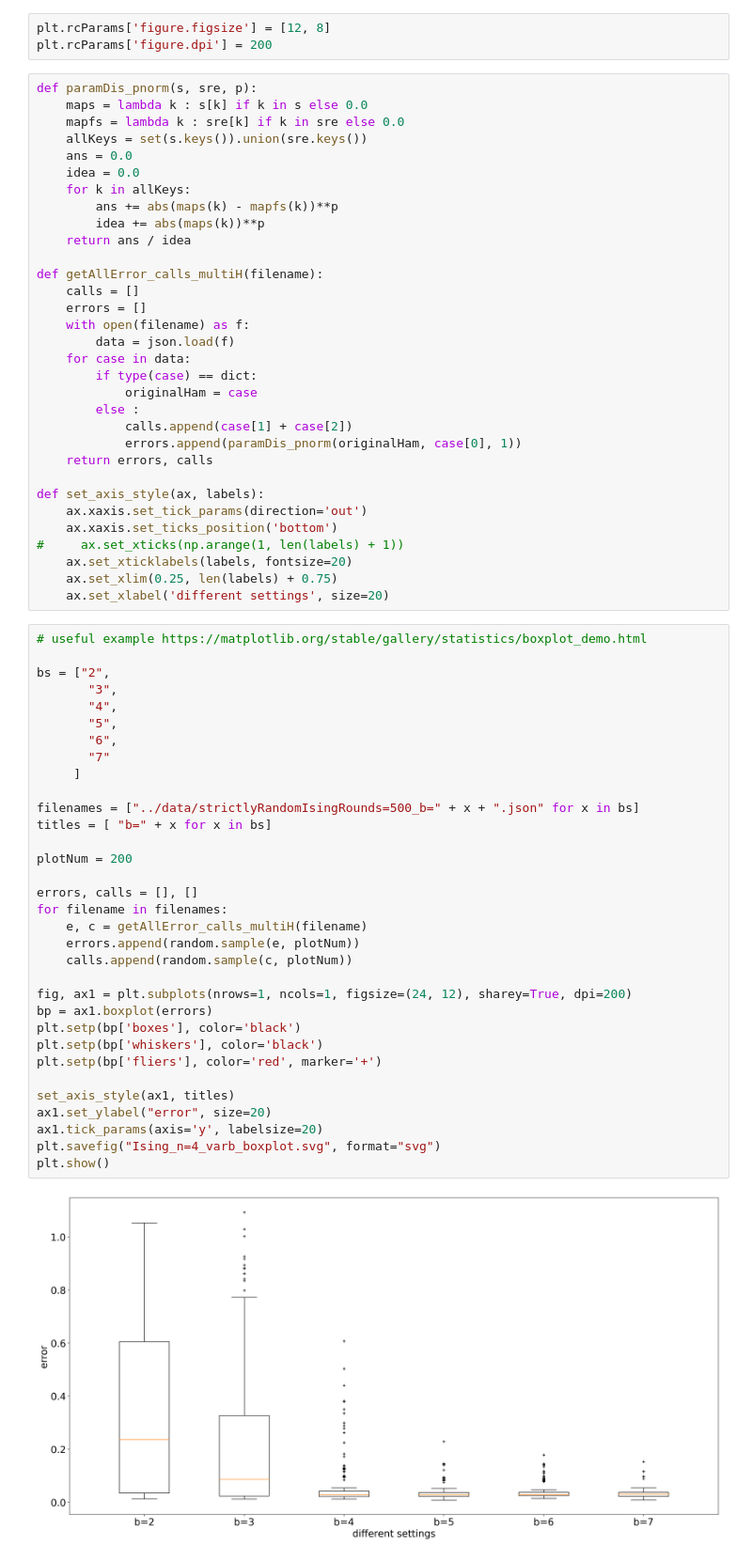
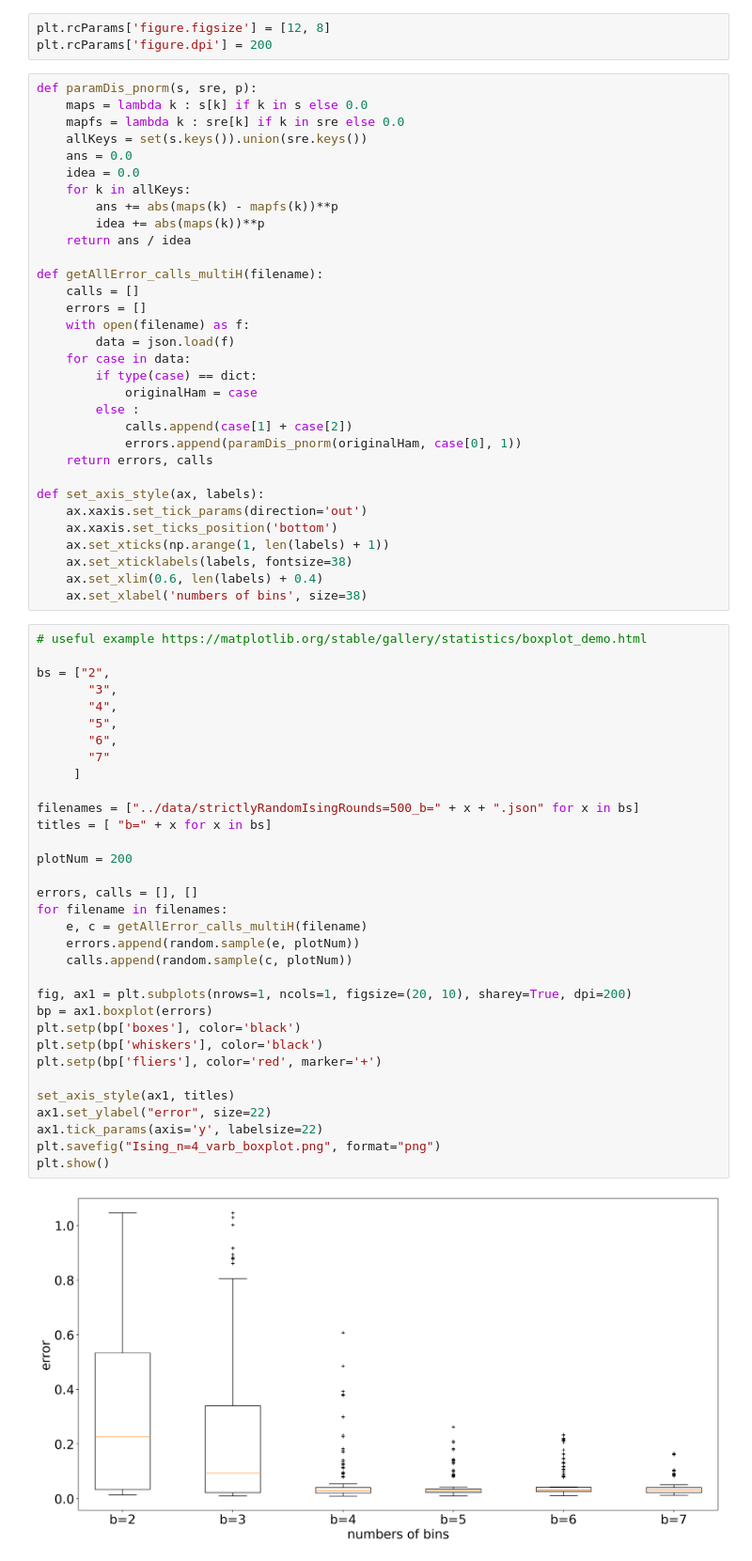
Before and after one commit to zyHan2077/HamiltonianLearning, a Jupyter notebook: plot/boxplot.ipynb, the cells around one changed output. Shown at 94% size. Cells and saved outputs as stored; diff of their text form.

```diff
--- a/plot/boxplot.ipynb
+++ b/plot/boxplot.ipynb
@@ -34,42 +35,42 @@ def getAllError_calls_multiH(filename):
 def set_axis_style(ax, labels):
     ax.xaxis.set_tick_params(direction='out')
     ax.xaxis.set_ticks_position('bottom')
-#     ax.set_xticks(np.arange(1, len(labels) + 1))
-    ax.set_xticklabels(labels, fontsize=20)
-    ax.set_xlim(0.25, len(labels) + 0.75)
-    ax.set_xlabel('different settings', size=20)
+    ax.set_xticks(np.arange(1, len(labels) + 1))
+    ax.set_xticklabels(labels, fontsize=38)
+    ax.set_xlim(0.6, len(labels) + 0.4)
+    ax.set_xlabel('numbers of bins', size=38)
 # %%
 # useful example https://matplotlib.org/stable/gallery/statistics/boxplot_demo.html
 
 bs = ["2",
        "3",
        "4",
        "5",
        "6",
        "7"
      ]
 
 filenames = ["../data/strictlyRandomIsingRounds=500_b=" + x + ".json" for x in bs]
 titles = [ "b=" + x for x in bs]
 
 plotNum = 200
 
 errors, calls = [], []
 for filename in filenames:
     e, c = getAllError_calls_multiH(filename)
     errors.append(random.sample(e, plotNum))
     calls.append(random.sample(c, plotNum))
 
-fig, ax1 = plt.subplots(nrows=1, ncols=1, figsize=(24, 12), sharey=True, dpi=200)
+fig, ax1 = plt.subplots(nrows=1, ncols=1, figsize=(20, 10), sharey=True, dpi=200)
 bp = ax1.boxplot(errors)
 plt.setp(bp['boxes'], color='black')
 plt.setp(bp['whiskers'], color='black')
 plt.setp(bp['fliers'], color='red', marker='+')
 
 set_axis_style(ax1, titles)
-ax1.set_ylabel("error", size=20)
-ax1.tick_params(axis='y', labelsize=20)
-plt.savefig("Ising_n=4_varb_boxplot.svg", format="svg")
+ax1.set_ylabel("error", size=22)
+ax1.tick_params(axis='y', labelsize=22)
+plt.savefig("Ising_n=4_varb_boxplot.png", format="png")
 plt.show()
 # %% [output]
-[figure, old version]
+[figure, new version]
```
Also changed, not shown: parts of 4 cells of this notebook, 9 other files.
